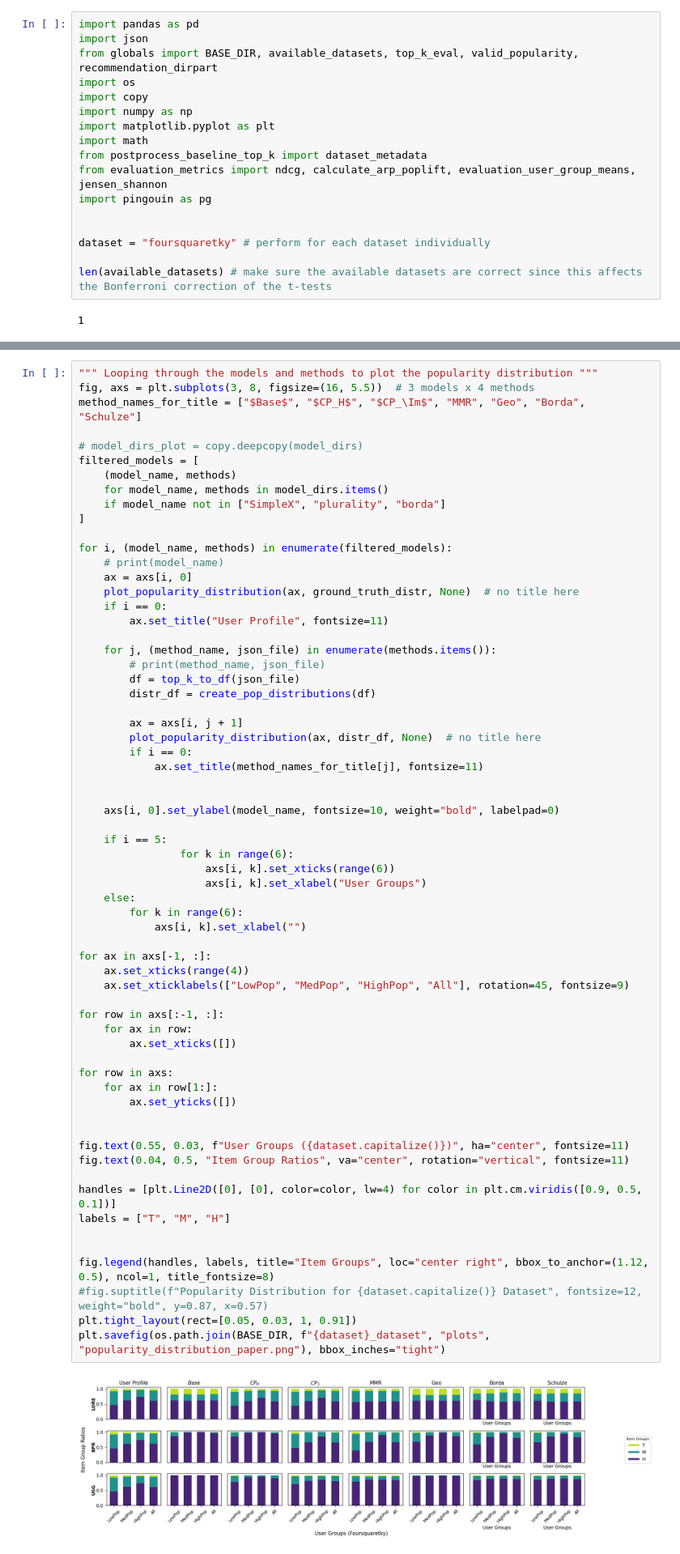
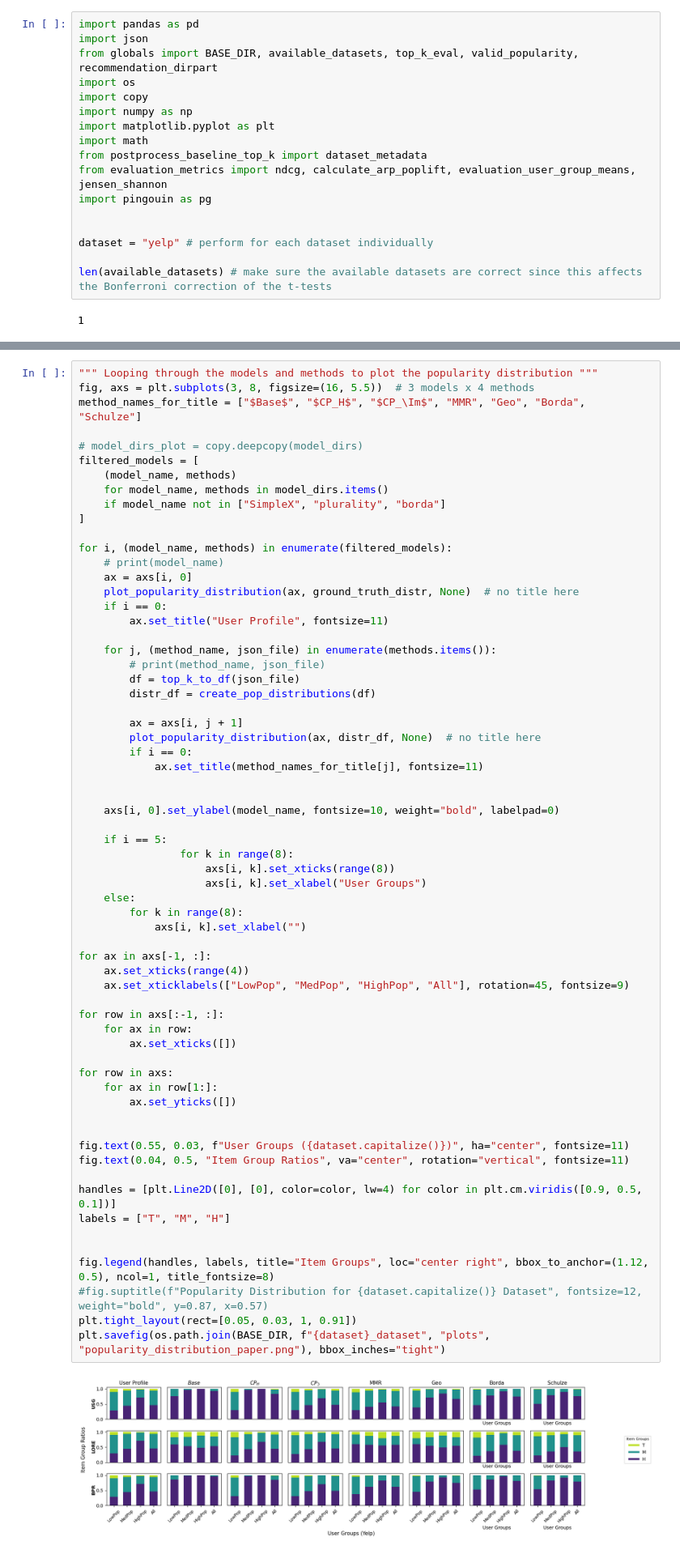
Before and after one commit to andreafooo/multistakeholder_poi, a Jupyter notebook: offline_evaluation.ipynb, the cells around one changed output, grey strips where cells are left out. Shown at 81% size. Saved outputs shown, nothing was run; the diff lists cells and outputs as text.

Commit message:
add yelp results

```diff
--- a/offline_evaluation.ipynb
+++ b/offline_evaluation.ipynb
@@ -12,7 +12,7 @@ from evaluation_metrics import ndcg, calculate_arp_poplift, evaluation_user_grou
 import pingouin as pg
 
 
-dataset = "foursquaretky" # perform for each dataset individually
+dataset = "yelp" # perform for each dataset individually
 
 len(available_datasets) # make sure the available datasets are correct since this affects the Bonferroni correction of the t-tests
 # %% [output]
@@ -334,39 +334,39 @@ for i, (model_name, methods) in enumerate(filtered_models):
     axs[i, 0].set_ylabel(model_name, fontsize=10, weight="bold", labelpad=0)
 
     if i == 5:
-                for k in range(6):
-                    axs[i, k].set_xticks(range(6))
+                for k in range(8):
+                    axs[i, k].set_xticks(range(8))
                     axs[i, k].set_xlabel("User Groups")
     else:
-        for k in range(6):
+        for k in range(8):
             axs[i, k].set_xlabel("")
 
 for ax in axs[-1, :]:
     ax.set_xticks(range(4))
     ax.set_xticklabels(["LowPop", "MedPop", "HighPop", "All"], rotation=45, fontsize=9)
 
 for row in axs[:-1, :]:
     for ax in row:
         ax.set_xticks([])
 
 for row in axs:
     for ax in row[1:]:
         ax.set_yticks([])
 
 
 fig.text(0.55, 0.03, f"User Groups ({dataset.capitalize()})", ha="center", fontsize=11)
 fig.text(0.04, 0.5, "Item Group Ratios", va="center", rotation="vertical", fontsize=11)
 
 handles = [plt.Line2D([0], [0], color=color, lw=4) for color in plt.cm.viridis([0.9, 0.5, 0.1])]
 labels = ["T", "M", "H"]
 
 
 fig.legend(handles, labels, title="Item Groups", loc="center right", bbox_to_anchor=(1.12, 0.5), ncol=1, title_fontsize=8)
 #fig.suptitle(f"Popularity Distribution for {dataset.capitalize()} Dataset", fontsize=12, weight="bold", y=0.87, x=0.57)
 plt.tight_layout(rect=[0.05, 0.03, 1, 0.91])
 plt.savefig(os.path.join(BASE_DIR, f"{dataset}_dataset", "plots", "popularity_distribution_paper.png"), bbox_inches="tight")
 # %% [output]
-[figure, old version]
+[figure, new version]
 # %%
 """ Looping through the models and methods to store and process the results """
 group_scores_ndcg = {}
```
Also changed, not shown: parts of 14 cells of this notebook, 13 other files.
